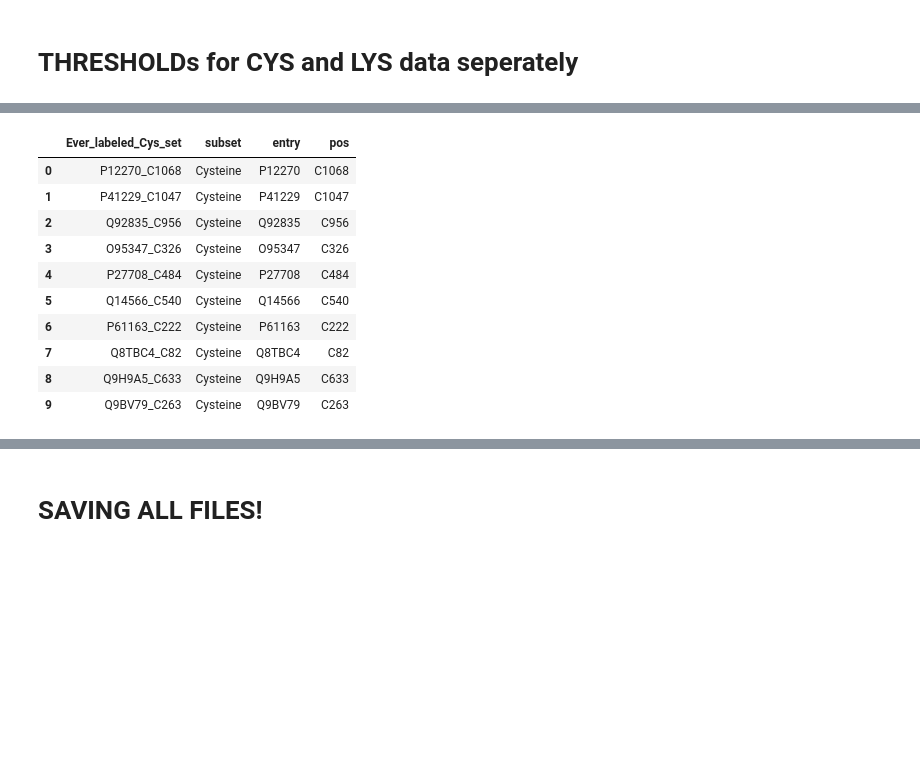
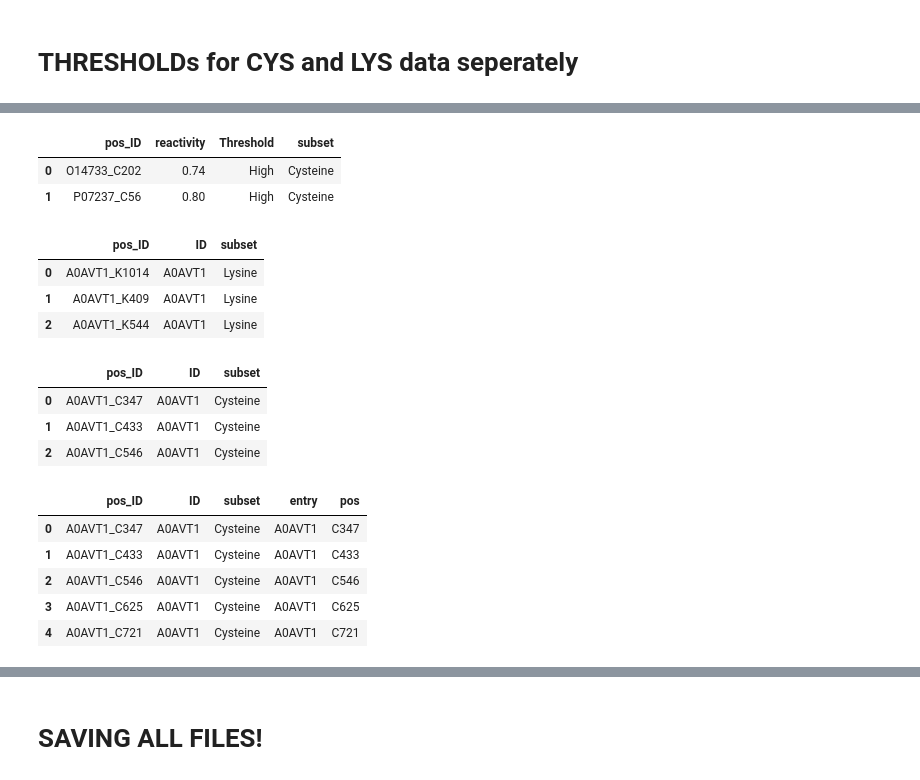
Before and after one commit to Mfpfox/MAPPING, a Jupyter notebook: A19_11_05_Nature2012_CK_subsets.ipynb, the cells around one changed output, grey strips where cells are left out. Drawn from its saved outputs; the diff is of its cells as text; code cells hidden in the pictures; blank space fills up the shorter version.

Commit message:
corrected 2018 CK positions, Created A and B for 2012 data processing and mapping to 2018 sequences

```diff
--- a/A19_11_05_Nature2012_CysLys_mapped_2018UKB.ipynb
+++ b/A19_11_05_Nature2012_CK_subsets.ipynb
@@ -831,0 +838,9 @@ Kfinalreact = Kfinalreact.sort_values(by=['reactivity'])
+# %%
+# dropping duplicate positions in file for final ever labeled positions
+# sorting by pos_ID
+kever.sort_values("pos_ID", inplace = True)
+cever.sort_values("pos_ID", inplace = True)
+
+# dropping ALL duplicte values
+kever.drop_duplicates(subset = "pos_ID", keep = 'first', inplace = True)
+cever.drop_duplicates(subset = "pos_ID", keep = 'first', inplace = True)
@@ -1204,0 +1138,4 @@ checkColumnValues(KpanTRUEonly,"labelType")
+# %%
+# EVER LABELED
+kever.reset_index(inplace=True, drop=True)
+cever.reset_index(inplace=True, drop=True)
@@ -1205,8 +1147,9 @@ checkColumnValues(KpanTRUEonly,"labelType")
 # %%
+# adding subset labels
 Cfinalreact= Cfinalreact.assign(subset="Cysteine")
-Cever = Cever.assign(subset="Cysteine")
-CpanTRUEonly = CpanTRUEonly.assign(subset="Cysteine")
+cever = cever.assign(subset="Cysteine")
+cpan = cpan.assign(subset="Cysteine")
 
 Kfinalreact = Kfinalreact.assign(subset="Lysine")
-Kever = Kever.assign(subset="Lysine")
-KpanTRUEonly = KpanTRUEonly.assign(subset="Lysine")
+kever = kever.assign(subset="Lysine")
+kpan = kpan.assign(subset="Lysine")
@@ -1220,3 +1178,23 @@ lsplit.columns = ["entry","position"]
+# %%
+Cfinalreact.head(2)
+# %% [output]
+|  | pos_ID | reactivity | Threshold | subset |
+| 0 | O14733_C202 | 0.74 | High | Cysteine |
+| 1 | P07237_C56 | 0.80 | High | Cysteine |
+# %%
+kever.head(3)
+# %% [output]
+|  | pos_ID | ID | subset |
+| 0 | A0AVT1_K1014 | A0AVT1 | Lysine |
+| 1 | A0AVT1_K409 | A0AVT1 | Lysine |
+| 2 | A0AVT1_K544 | A0AVT1 | Lysine |
+# %%
+cever.head(3)
+# %% [output]
+|  | pos_ID | ID | subset |
+| 0 | A0AVT1_C347 | A0AVT1 | Cysteine |
+| 1 | A0AVT1_C433 | A0AVT1 | Cysteine |
+| 2 | A0AVT1_C546 | A0AVT1 | Cysteine |
 # %%
 def splitUKBentry(df, dfcol):
     split = df[dfcol].str.split("_", n=1, expand=True)
@@ -1224,25 +1202,21 @@ def splitUKBentry(df, dfcol):
     split2 = pd.concat([df, split], axis =1)
     return split2
 # %%
-Cever2 = splitUKBentry(Cever, "Ever_labeled_Cys_set")
-Kever2 = splitUKBentry(Kever, "Ever_labeled_Lys_set")
+Cever2 = splitUKBentry(cever, "pos_ID")
+Kever2 = splitUKBentry(kever, "pos_ID")
+
 Cfinalreact2 = splitUKBentry(Cfinalreact,"pos_ID")
 Kfinalreact2 = splitUKBentry(Kfinalreact,"pos_ID")
 
-CpanTRUEonly2 = splitUKBentry(CpanTRUEonly,"pos_ID")
-KpanTRUEonly2 = splitUKBentry(KpanTRUEonly,"pos_ID")
+cpan2 = splitUKBentry(cpan,"pos_ID")
+kpan2 = splitUKBentry(kpan,"pos_ID")
 # %%
-Cever2.head(10)
+Cever2.head(5)
 # %% [output]
-|  | Ever_labeled_Cys_set | subset | entry | pos |
-| 0 | P12270_C1068 | Cysteine | P12270 | C1068 |
-| 1 | P41229_C1047 | Cysteine | P41229 | C1047 |
-| 2 | Q92835_C956 | Cysteine | Q92835 | C956 |
-| 3 | O95347_C326 | Cysteine | O95347 | C326 |
-| 4 | P27708_C484 | Cysteine | P27708 | C484 |
-| 5 | Q14566_C540 | Cysteine | Q14566 | C540 |
-| 6 | P61163_C222 | Cysteine | P61163 | C222 |
-| 7 | Q8TBC4_C82 | Cysteine | Q8TBC4 | C82 |
-| 8 | Q9H9A5_C633 | Cysteine | Q9H9A5 | C633 |
-| 9 | Q9BV79_C263 | Cysteine | Q9BV79 | C263 |
+|  | pos_ID | ID | subset | entry | pos |
+| 0 | A0AVT1_C347 | A0AVT1 | Cysteine | A0AVT1 | C347 |
+| 1 | A0AVT1_C433 | A0AVT1 | Cysteine | A0AVT1 | C433 |
+| 2 | A0AVT1_C546 | A0AVT1 | Cysteine | A0AVT1 | C546 |
+| 3 | A0AVT1_C625 | A0AVT1 | Cysteine | A0AVT1 | C625 |
+| 4 | A0AVT1_C721 | A0AVT1 | Cysteine | A0AVT1 | C721 |
 # %%
```
Also changed, not shown: parts of 143 cells of this notebook, 4 other files.
